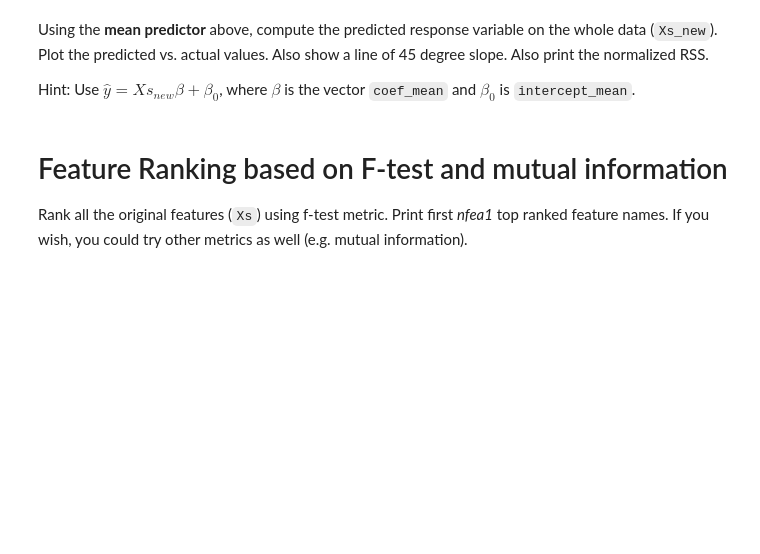
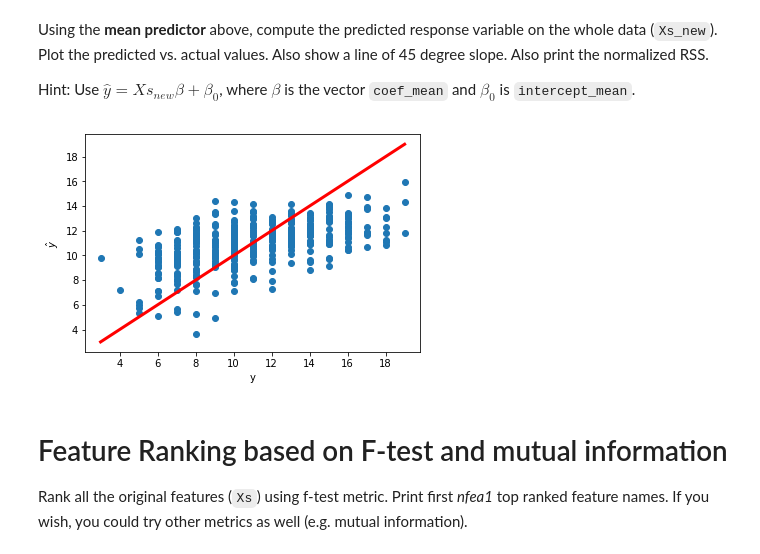
Before and after one commit to scwsdhr/9123_introml, a Jupyter notebook: 04/lab03b_student-performance_LASSO.ipynb, the cells around one changed output. Drawn from its saved outputs; the diff is of its cells as text; code cells hidden in the pictures; blank space fills up the shorter version.

```diff
--- a/04/lab03b_student-performance_LASSO.ipynb
+++ b/04/lab03b_student-performance_LASSO.ipynb
@@ -153,9 +153,7 @@ ytr = y[:ns_train]
 Xts = X[ns_train:]
 yts = y[ns_train:]
 
-import sklearn.linear_model
-
-regr = sklearn.linear_model.LinearRegression()
+regr = linear_model.LinearRegression()
 regr.fit(Xtr, ytr)
 
 y_train = regr.predict(Xtr)
@@ -306,13 +331,17 @@ Let us now find out with this optimal alpha, what coefficients are nonzero. Let
 #TO DO
 
 #First do a model fit using alpha_opt
-
-# model.alpha = alpha_opt
-# model.fit(Xs, ys)
+model = linear_model.Lasso(warm_start=True)
+model.alpha = alpha_opt
+model.fit(Xs, ys)
 
 # Find model coefficients that are >0.001 and count
-# nfea1 =
-
+nfea1 = np.sum(np.abs(model.coef_) > 0.001)
+print('The number of nonzeros is %d.' % nfea1)
 
 # Sort the coeffients in decreasing order and print.
-# sorted_coeff = np.argsort( ... )
+sorted_coeff = np.argsort(-np.abs(model.coef_))
+print('The corresponding feature names and their corresponding coefficients are as follows.')
+print('%-20s% s' % ('FEATURE NAMES', 'COEFFICIENTS'))
+for i in sorted_coeff:
+    print('%-20s% f' % (col_names[i], model.coef_[i]))
@@ -334,0 +383,5 @@ Note: You can convert the dataframe into numpy array using `np.array(...)`
+# %%
+# TO DO
+col_names_new = col_names[np.abs(model.coef_) > 0.001]
+X_new = np.array(X_df[col_names_new])
+print(X_new[0:6])
@@ -362,3 +491,18 @@ Hint: Use $\hat{y} = Xs_{new}\beta+\beta_0$, where $\beta$ is the vector `coef_m
+# %%
+# TO DO
+# Compute the response and plot
+
+yhat = np.dot(Xs_new, coef_mean) + intercept_mean
+
+plt.scatter(y, yhat)
+plt.xlabel('y')
+plt.ylabel(r'$\hat{y}$')
+ymin = np.min(y)
+ymax = np.max(y)
+plt.plot([ymin, ymax], [ymin, ymax], 'r-', linewidth=3)
+plt.show()
+# %% [output]
+[figure, added]
 # %% [markdown]
 # Feature Ranking based on F-test and mutual information
 
```
Also changed, not shown: parts of 16 cells of this notebook.
